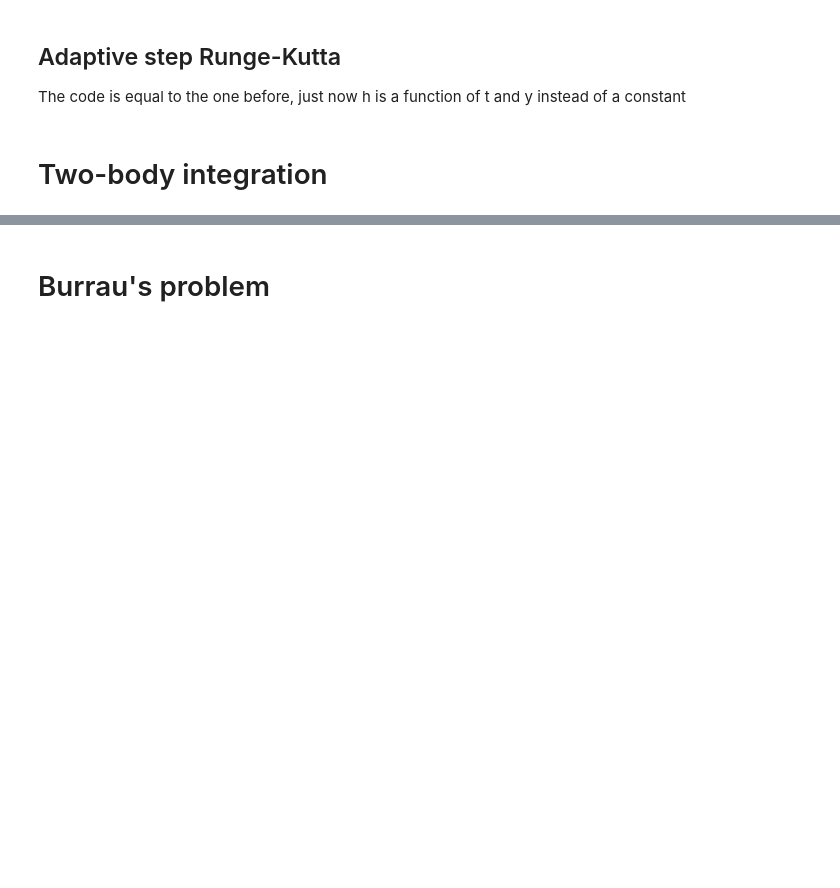
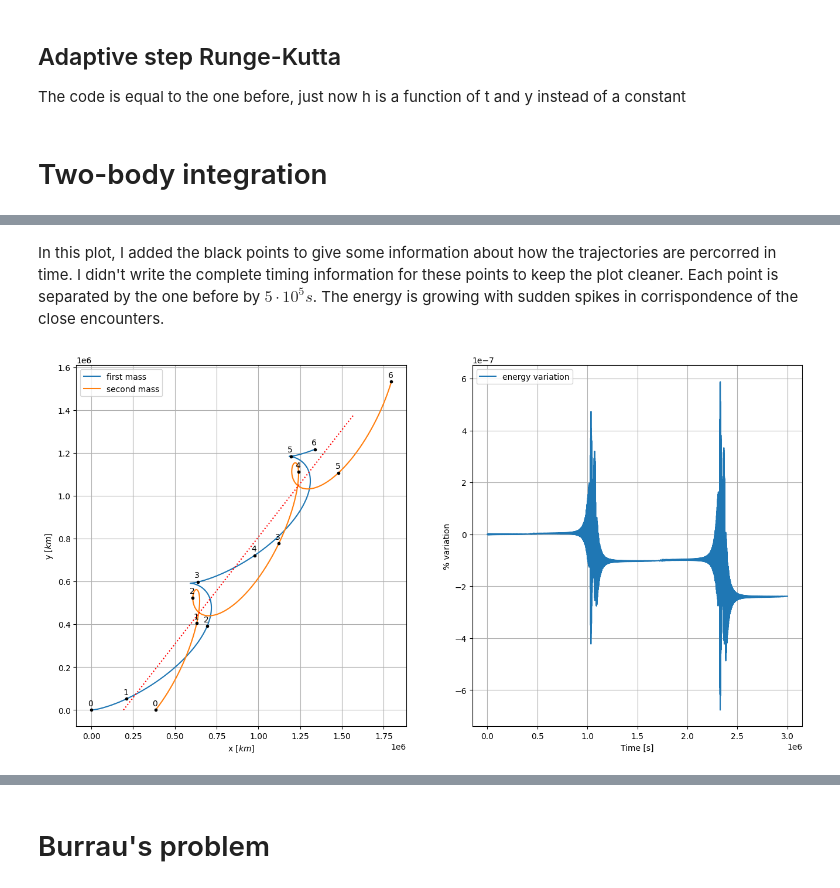
Before and after one commit to Giacomo-Menegatti/Celestial-Mechanics, a Jupyter notebook: Homework2/Homework2.ipynb, the cells around one changed output, grey strips where cells are left out. Saved outputs shown, nothing was run; the diff lists cells and outputs as text; code cells hidden in the pictures; blank space fills up the shorter version.

```diff
--- a/Homework2/Homework2.ipynb
+++ b/Homework2/Homework2.ipynb
@@ -93,0 +161,9 @@ print(two_body_ODE(0,x,GM))
+# %% [markdown]
+In this plot, I added the black points to give some information about how the trajectories are percorred in time. I didn't write the complete timing information for these points to keep the plot cleaner. Each point is separated by the one before by $5\cdot 10 ^5 s$.
+The energy is growing with sudden spikes in corrispondence of the close encounters.
+# %%
+Y = solve_ivp(two_body_ODE, y0=y0, args=(GM,), t_span=(t0, tf), dense_output=True, rtol=1e-12)
+
+plot_orbits(Y.sol, GM)
+# %% [output]
+[figure, added]
```
Also changed, not shown: parts of 13 cells of this notebook.
